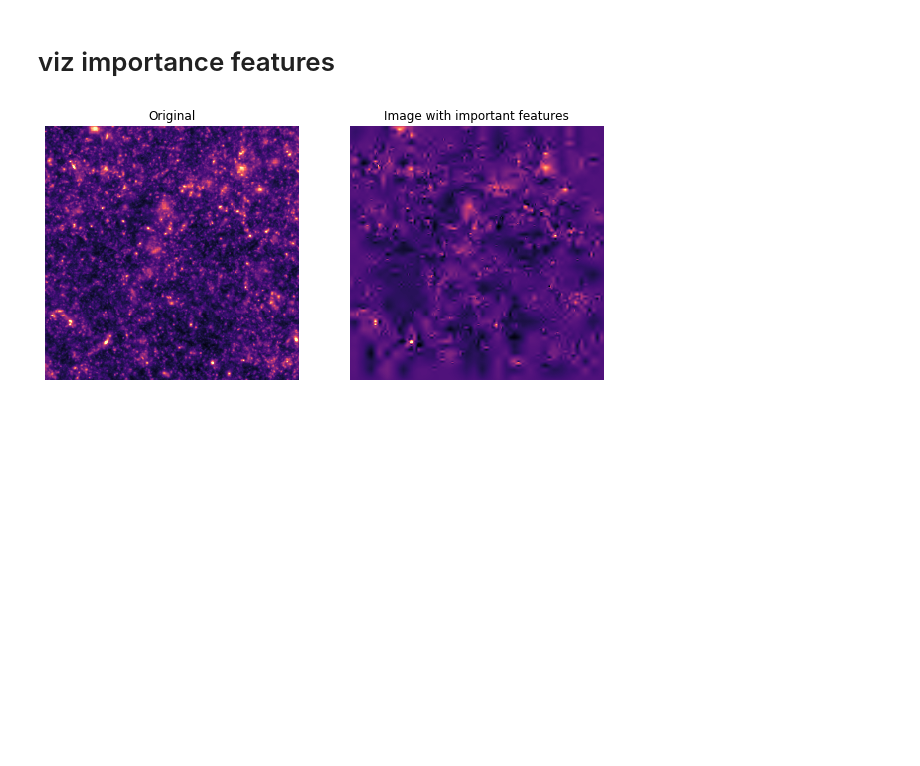
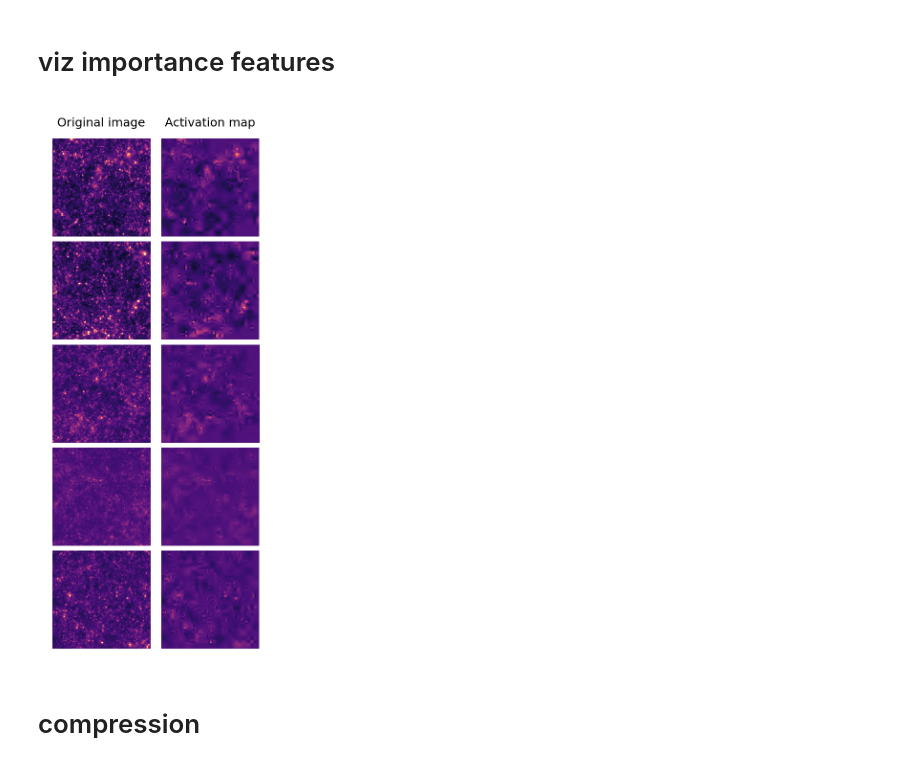
Before and after one commit to Yu-Group/adaptive-wavelets, a Jupyter notebook: notebooks/cosmology/03_evaluate.ipynb, the cells around one changed output. Drawn from its saved outputs; the diff is of its cells as text; code cells hidden in the pictures; blank space fills up the shorter version.

Commit message:
updates cosmo

```diff
--- a/notebooks/cosmology/03_evaluate.ipynb
+++ b/notebooks/cosmology/03_evaluate.ipynb
@@ -277,21 +179,0 @@ def viz_im(im, im_r, figsize=(10,10)):
-# %%
-# trim model
-mt = TrimModel(model, wt.inverse, use_residuals=True)
-attributer = Attributer(mt, attr_methods='IntegratedGradient', device=device)
-
-# visualize
-torch.manual_seed(2)
-data = iter(train_loader).next()[0].to(device)[0:1]
-data_t = wt(data)
-attributions = attributer(data_t, target=1, additional_forward_args=deepcopy(data))
-
-m = ()
-eps = 9*1e-4
-for i,a in enumerate(attributions):
-    mask = 1.0*(abs(a) > eps)
-    m += (data_t[i] * mask,)
-data_mask = wt.inverse(m)
-
-viz_im(data, data_mask)
-# %% [output]
-[figure, removed]
@@ -297,0 +206,51 @@ viz_im(data, data_mask)
+# %%
+# trim model
+mt = TrimModel(model, wt.inverse, use_residuals=True)
+attributer = Attributer(mt, attr_methods='IntegratedGradient', device=device)
+
+# data
+torch.manual_seed(2)
+data = iter(train_loader).next()[0].to(device)
+num = 600
+
+# plot
+num_rows = 5
+num_cols = 2
+titsize = 6
+
+fig = plt.figure(dpi=300, figsize=(2,4))
+
+for j in range(5):
+    # AWD
+    data_t = wt(data[j:j+1])
+    attributions = attributer(data_t, target=1, additional_forward_args=deepcopy(data))
+    mask = create_mask(attributions, num)
+    m = ()
+    for i,a in enumerate(data_t):
+        m += (a * mask[i],)
+    data_orig = data[j:j+1]
+    data_mask = wt.inverse(m)
+
+    im1 = data_orig.detach().squeeze().cpu().numpy()
+    im2 = data_mask.detach().squeeze().cpu().numpy()
+
+    plt.subplot(num_rows, num_cols, j*num_cols + 1)
+    plt.imshow(im1, cmap='magma', vmax=0.15, vmin=-0.05)
+    plt.axis('off')
+    if j == 0:
+        plt.title('Original image', fontsize=titsize)
+
+    plt.subplot(num_rows, num_cols, j*num_cols + 2)
+    plt.imshow(im2, cmap='magma', vmax=0.15, vmin=-0.05)
+    plt.axis('off')
+    if j == 0:
+        plt.title('Activation map', fontsize=titsize)
+
+plt.tight_layout()
+plt.subplots_adjust(wspace=-0.2, hspace=0.05)
+
+# plt.savefig('figures/cosmo_act_map.pdf', bbox_inches='tight')
+# %% [output]
+[figure, added]
+# %% [markdown]
+# compression
```
Also changed, not shown: parts of 21 cells of this notebook, 3 other files.
